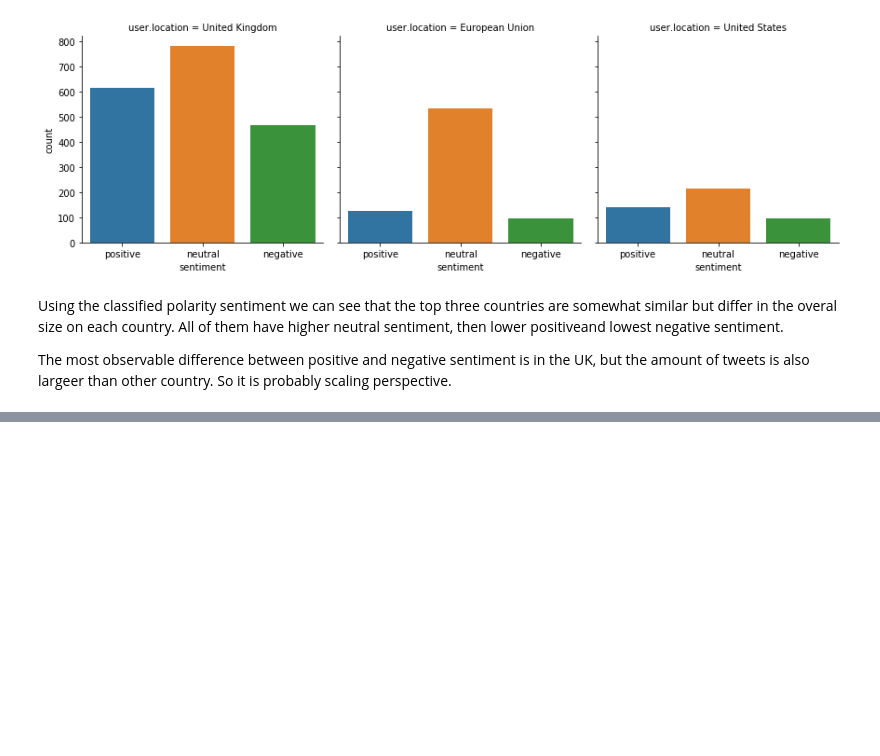
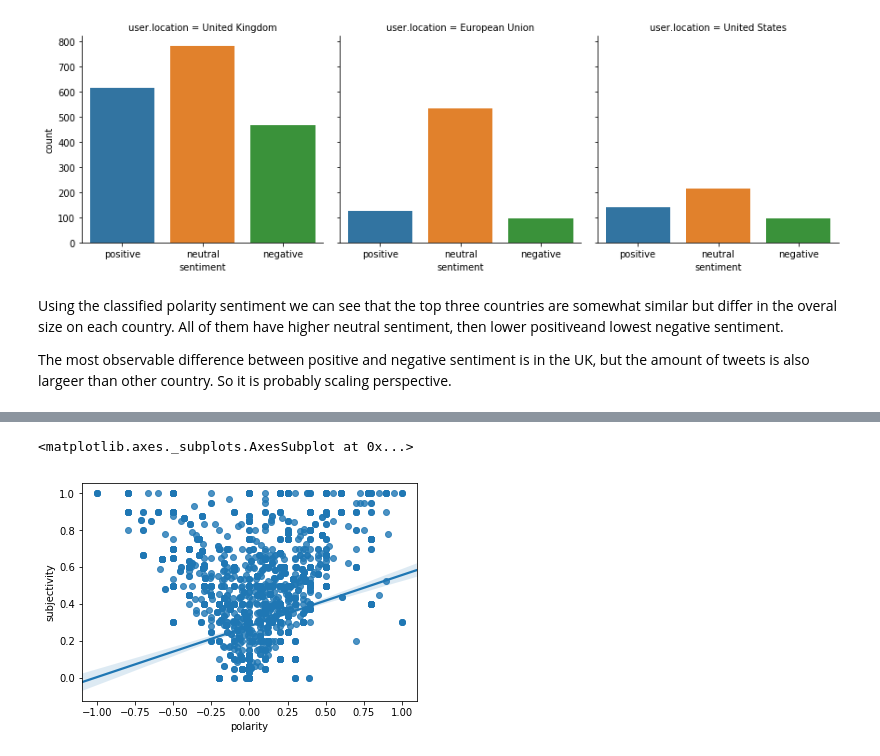
Before and after one commit to indralukmana/twitter-brexit, a Jupyter notebook: Indra/Brexit-Twitter-Indra_Lukmana.ipynb, the cells around one changed output, grey strips where cells are left out. Saved outputs shown, nothing was run; the diff lists cells and outputs as text; code cells hidden in the pictures; blank space fills up the shorter version.

```diff
--- a/Indra/Brexit-Twitter-Indra_Lukmana.ipynb
+++ b/Indra/Brexit-Twitter-Indra_Lukmana.ipynb
@@ -609,0 +619,5 @@ The most observable difference between positive and negative sentiment is in the
+# %%
+sns.regplot(x=df_tweets.polarity, y=df_tweets.subjectivity, data=df_tweets)
+# %% [output]
+<matplotlib.axes._subplots.AxesSubplot at 0x...>
+[figure, added]
```
Also changed, not shown: parts of 8 cells of this notebook.
